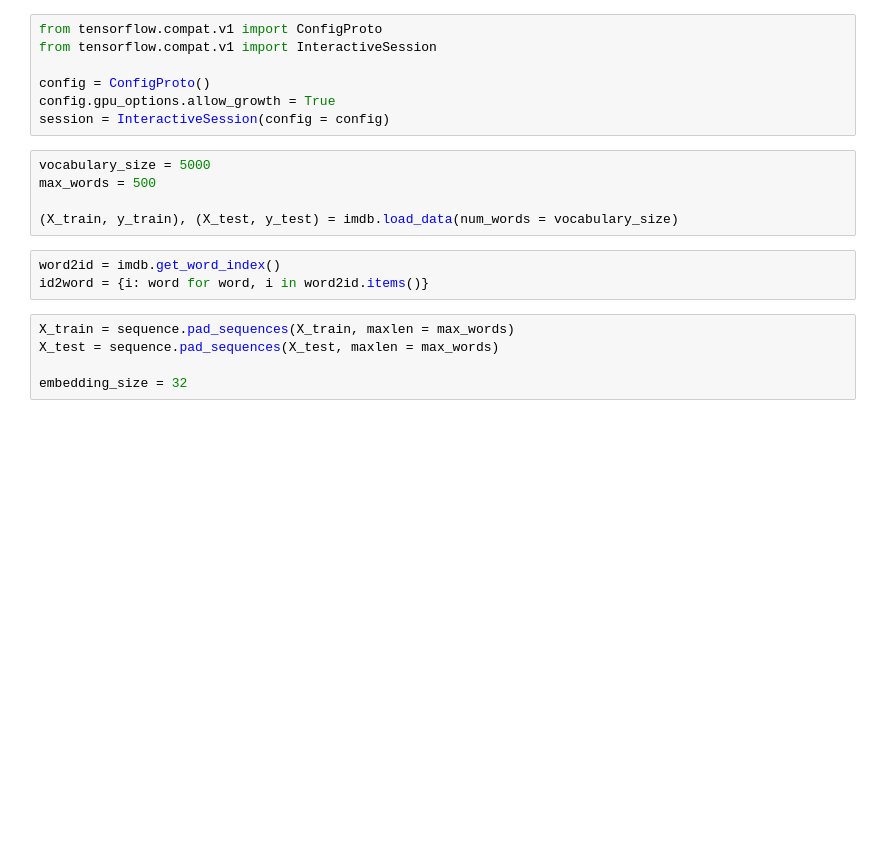
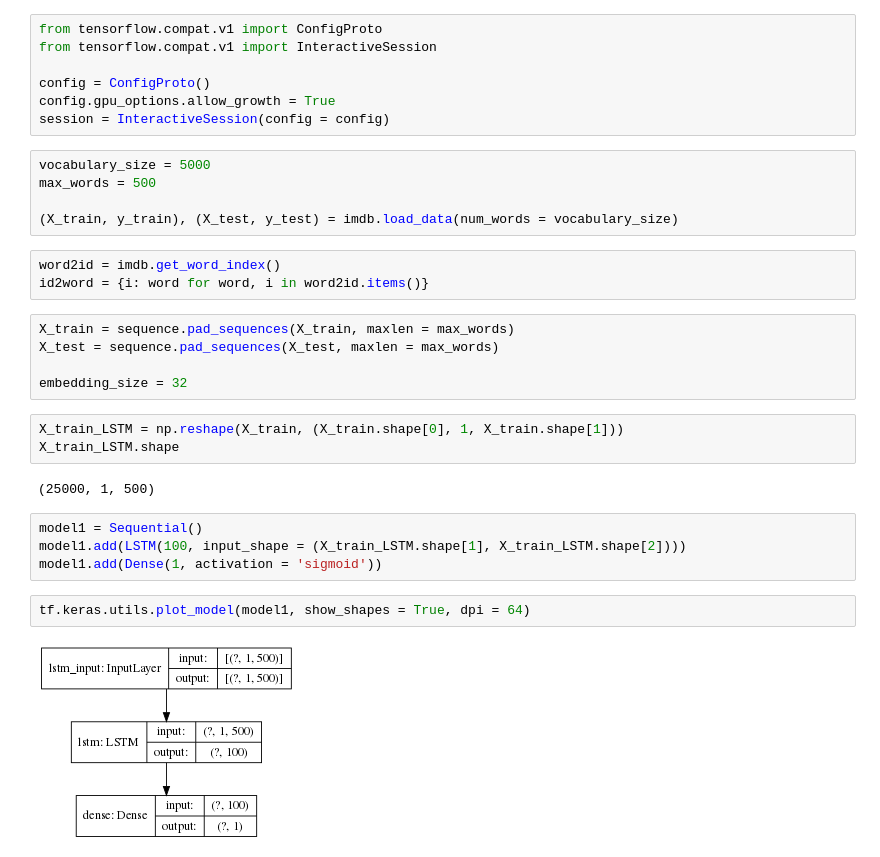
Before and after one commit to lordtt13/learning-material-artifactory, a Jupyter notebook: Sentiment Analysis/rnn_classifier.ipynb, the cells around one changed output. Saved outputs shown, nothing was run; the diff lists cells and outputs as text; blank space fills up the shorter version.

```diff
--- a/Sentiment Analysis/rnn_classifier.ipynb
+++ b/Sentiment Analysis/rnn_classifier.ipynb
@@ -26,3 +27,16 @@ X_train = sequence.pad_sequences(X_train, maxlen = max_words)
 X_test = sequence.pad_sequences(X_test, maxlen = max_words)
 
 embedding_size = 32
+# %%
+X_train_LSTM = np.reshape(X_train, (X_train.shape[0], 1, X_train.shape[1]))
+X_train_LSTM.shape
+# %% [output]
+(25000, 1, 500)
+# %%
+model1 = Sequential()
+model1.add(LSTM(100, input_shape = (X_train_LSTM.shape[1], X_train_LSTM.shape[2])))
+model1.add(Dense(1, activation = 'sigmoid'))
+# %%
+tf.keras.utils.plot_model(model1, show_shapes = True, dpi = 64)
+# %% [output]
+[figure, added]
```
Also changed, not shown: parts of 12 cells of this notebook.
